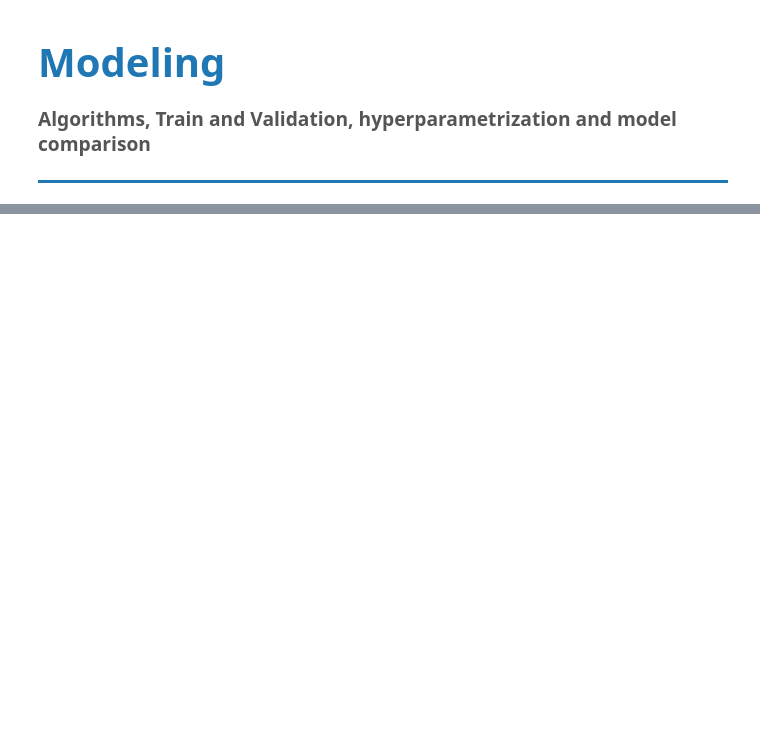
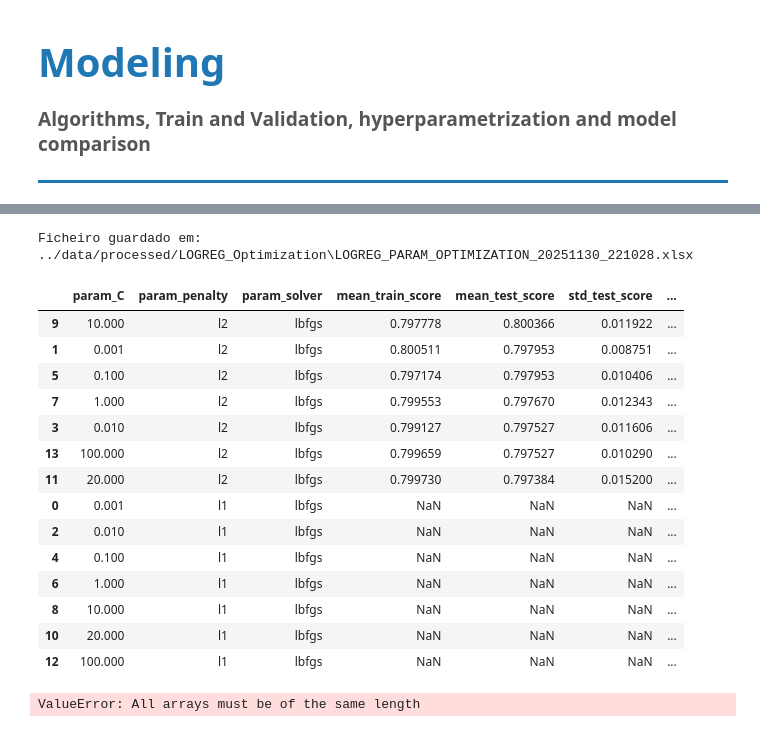
Before and after one commit to sergiopatinha/EnterpriseDataScienceBootcamp_workgroup, a Jupyter notebook: notebooks/04_modeling.ipynb, the cells around one changed output, grey strips where cells are left out. Saved outputs shown, nothing was run; the diff lists cells and outputs as text; code cells hidden in the pictures; blank space fills up the shorter version.

```diff
--- a/notebooks/04_modeling.ipynb
+++ b/notebooks/04_modeling.ipynb
@@ -500,3 +769,68 @@ print("\n✅ Resultados guardados em data/processed/model_results.csv")
+# %%
+results = pd.DataFrame(grid.cv_results_)
+
+cols = [
+    "param_C",
+    "param_penalty",
+    "param_solver",
+    "mean_train_score",
+    "mean_test_score",
+    "std_test_score",
+    "rank_test_score"
+]
+
+results = results[cols]
+results_sorted = results.sort_values("mean_test_score", ascending=False)
+
+
+# ==============================================
+# Saving the conclusions to xlx with time stamp
+# ===============================================
+# 1. Output directory
+output_dir = "../data/processed/LOGREG_Optimization"
+os.makedirs(output_dir, exist_ok=True)
+
+# 2. Timestamp
+timestamp = datetime.now().strftime("%Y%m%d_%H%M%S")
+
+# 3. Filename
+filename = f"LOGREG_PARAM_OPTIMIZATION_{timestamp}.xlsx"
+
+# 4. Full path
+filepath = os.path.join(output_dir, filename)
+
+# 5. Save Excel
+results_sorted.to_excel(filepath, index=False)
+
+print(f"Ficheiro guardado em: {filepath}")
+
+
+results_sorted
+# %% [output]
+Ficheiro guardado em: ../data/processed/LOGREG_Optimization\LOGREG_PARAM_OPTIMIZATION_20251130_221028.xlsx
+|  | param_C | param_penalty | param_solver | mean_train_score | mean_test_score | std_test_score | ... |
+| 9 | 10.000 | l2 | lbfgs | 0.797778 | 0.800366 | 0.011922 | ... |
+| 1 | 0.001 | l2 | lbfgs | 0.800511 | 0.797953 | 0.008751 | ... |
+| 5 | 0.100 | l2 | lbfgs | 0.797174 | 0.797953 | 0.010406 | ... |
+| 7 | 1.000 | l2 | lbfgs | 0.799553 | 0.797670 | 0.012343 | ... |
+| 3 | 0.010 | l2 | lbfgs | 0.799127 | 0.797527 | 0.011606 | ... |
+| 13 | 100.000 | l2 | lbfgs | 0.799659 | 0.797527 | 0.010290 | ... |
+| 11 | 20.000 | l2 | lbfgs | 0.799730 | 0.797384 | 0.015200 | ... |
+| 0 | 0.001 | l1 | lbfgs | NaN | NaN | NaN | ... |
+| 2 | 0.010 | l1 | lbfgs | NaN | NaN | NaN | ... |
+| 4 | 0.100 | l1 | lbfgs | NaN | NaN | NaN | ... |
+| 6 | 1.000 | l1 | lbfgs | NaN | NaN | NaN | ... |
+| 8 | 10.000 | l1 | lbfgs | NaN | NaN | NaN | ... |
+| 10 | 20.000 | l1 | lbfgs | NaN | NaN | NaN | ... |
+| 12 | 100.000 | l1 | lbfgs | NaN | NaN | NaN | ... |
+# %%
+train_scores = grid.cv_results_["mean_train_score"]
+validation_scores = grid.cv_results_["mean_test_score"]
+values_try = param_grid["C"]
+
+point_plot(train_scores, validation_scores, values_try)
+# %% [output]
+ValueError: All arrays must be of the same length
 # %% [markdown]
 <!-- MODELO: Secção principal numerada -->
 <!--
```
Also changed, not shown: parts of 47 cells of this notebook.
